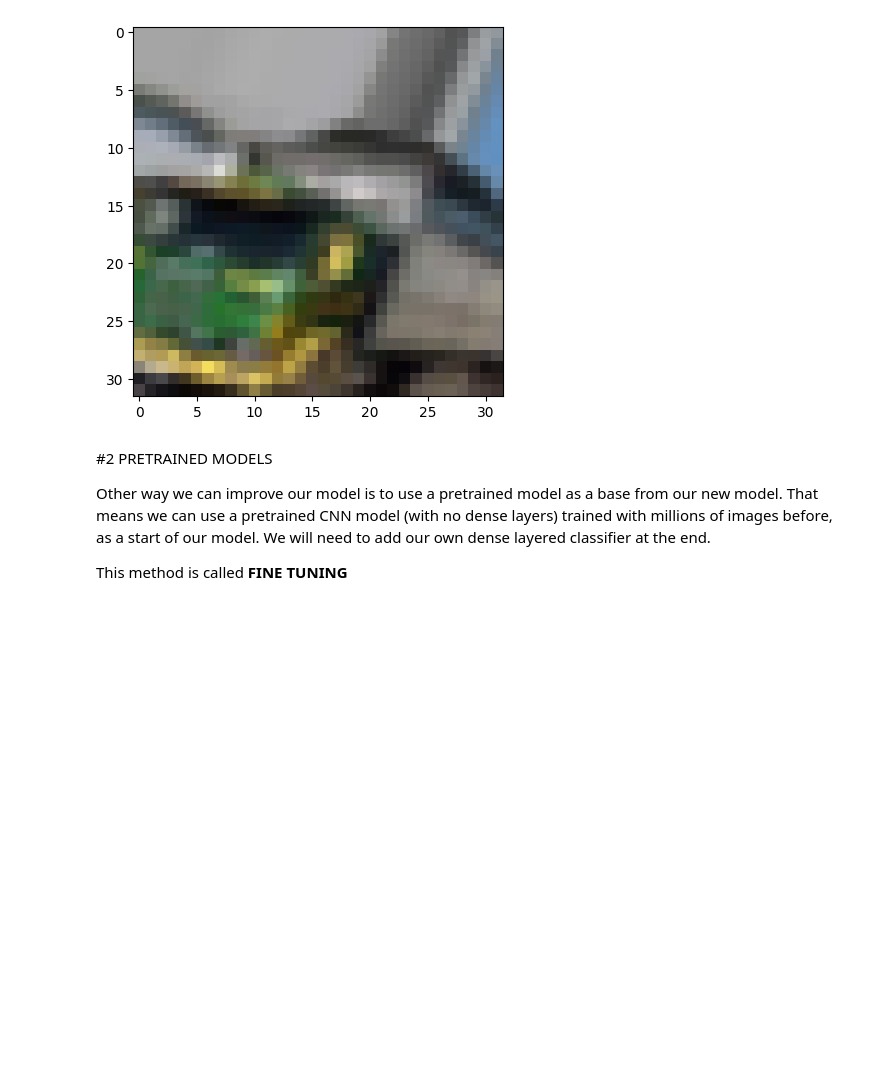
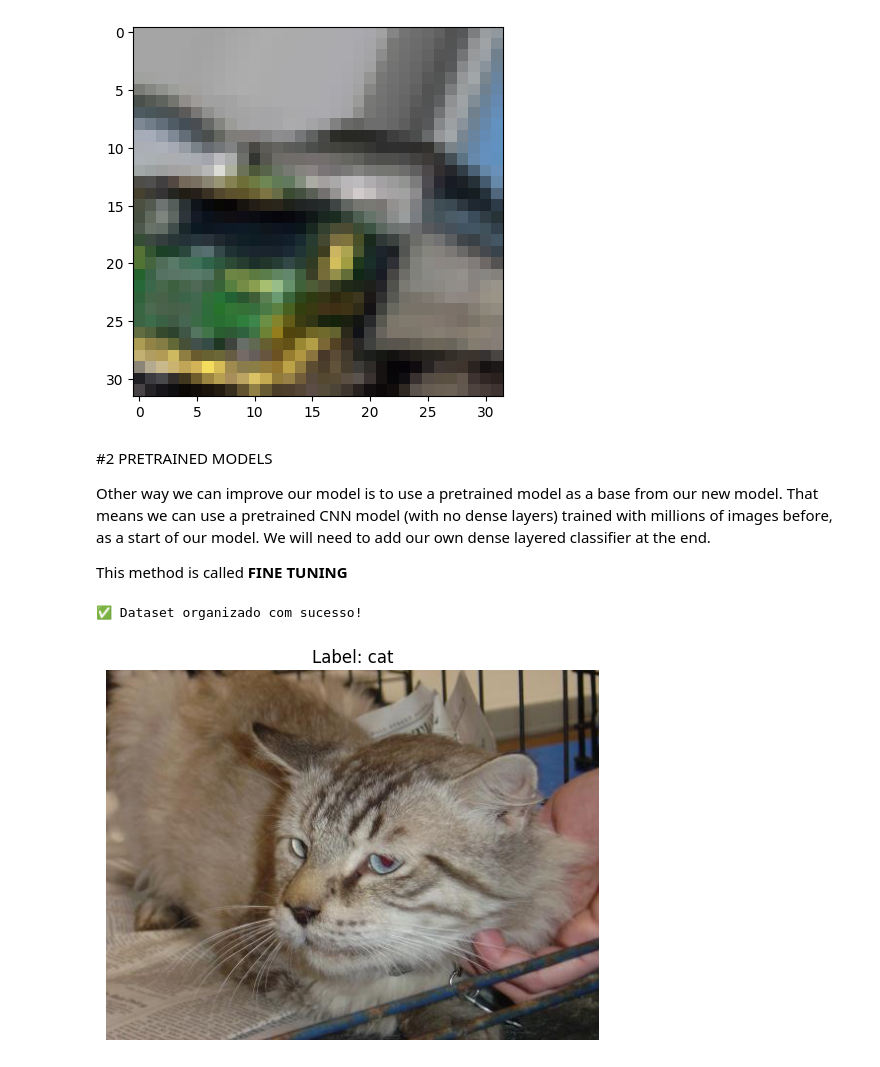
Before and after one commit to IgorG-Monteiro/ML_with_TensorFlow, a Jupyter notebook: Neural Networks/Convolutional_NNwks.ipynb, the cells around one changed output. Cells and saved outputs as stored; diff of their text form; code cells hidden in the pictures; blank space fills up the shorter version.

```diff
--- a/Neural Networks/Convolutional_NNwks.ipynb
+++ b/Neural Networks/Convolutional_NNwks.ipynb
@@ -200,0 +243,73 @@ keras = tf.keras
+# %%
+# Diretórios
+data_dir = "C:/Users/igorm/Desktop/projects/Datasets/PetImages"
+output_dir = "C:/Users/igorm/Desktop/projects/Datasets/Organized_PetImages"
+
+# Criar diretórios para o dataset organizado
+splits = ["train", "validation", "test"]
+categories = ["cat", "dog"]
+
+for split in splits:
+    for category in categories:
+        os.makedirs(os.path.join(output_dir, split, category), exist_ok=True)
+
+# Coletar imagens e organizar por classe
+image_paths = {"cat": [], "dog": []}
+
+for category in categories:
+    class_path = os.path.join(data_dir, category.capitalize())  # Ajustando nomes das pastas (Cat/Dog)
+    if os.path.exists(class_path):
+        image_paths[category] = [
+            os.path.join(class_path, img) for img in os.listdir(class_path) if img.lower().endswith((".jpg", ".png"))
+        ]
+
+# Embaralhar imagens
+random.seed(42)  # Garantir reprodutibilidade
+for category in categories:
+    random.shuffle(image_paths[category])
+
+# Função para dividir os dados
+def split_data(image_list, train_ratio=0.8, val_ratio=0.1, test_ratio=0.1):
+    total = len(image_list)
+    train_end = int(total * train_ratio)
+    val_end = train_end + int(total * val_ratio)
+
+    train_set = image_list[:train_end]
+    val_set = image_list[train_end:val_end]
+    test_set = image_list[val_end:]
+
+    return train_set, val_set, test_set
+
+# Aplicar divisão para cada classe
+split_images = {category: split_data(image_paths[category]) for category in categories}
+
+# Função para copiar imagens para a nova estrutura
+def move_images(image_list, destination_folder):
+    for image_path in image_list:
+        filename = os.path.basename(image_path)
+        new_path = os.path.join(destination_folder, filename)
+        shutil.copy(image_path, new_path)
+
+# Copiar imagens para as pastas corretas
+for i, split in enumerate(splits):
+    for category in categories:
+        move_images(split_images[category][i], os.path.join(output_dir, split, category))
+
+print("✅ Dataset organizado com sucesso!")
+# %% [output]
+✅ Dataset organizado com sucesso!
+# %%
+from datasets import load_dataset
+dataset = load_dataset("C:/Users/igorm/Desktop/projects/Datasets/Organized_PetImages")
+# %%
+label_map = {0: "cat", 1: "dog"}  # Ajuste conforme seu dataset
+
+for i in range(1):
+    sample = dataset["train"][i]
+    plt.figure()
+    plt.imshow(sample["image"])
+    plt.title(f"Label: {label_map[sample['label']]}")
+    plt.axis("off")
+plt.show()
+# %% [output]
+[figure, added]
```
Also changed, not shown: parts of 2 cells of this notebook.
